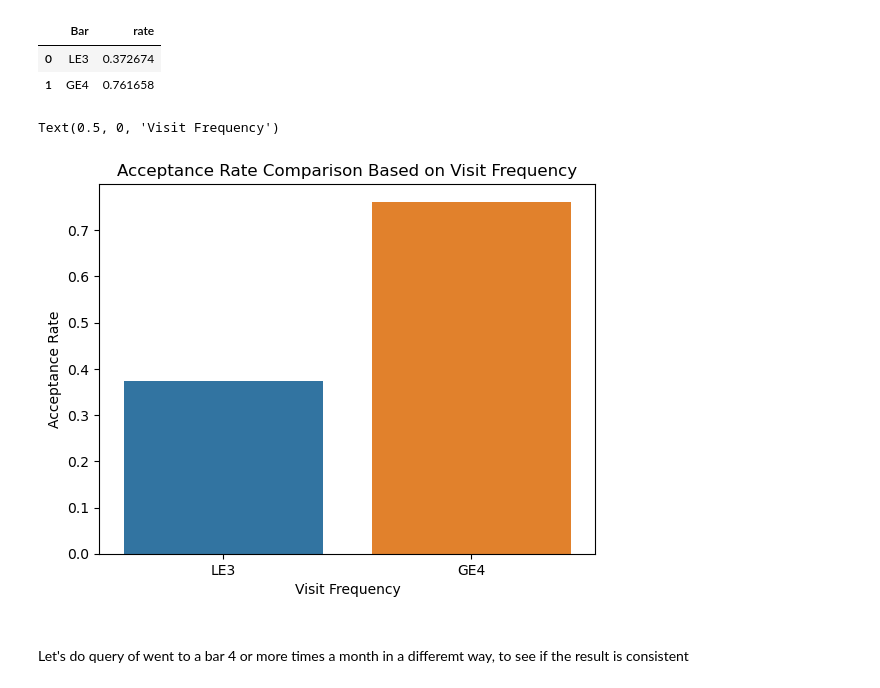
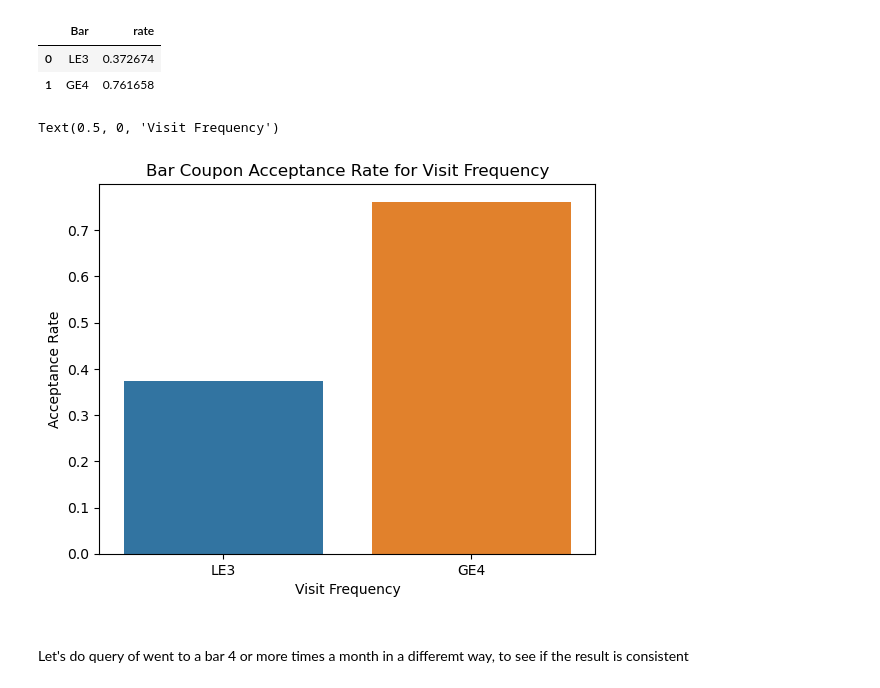
Before and after one commit to sgirem463/ML-AI-Driver-Coupons, a Jupyter notebook: driver_coupons.ipynb, the cells around one changed output. Cells and saved outputs as stored; diff of their text form; code cells hidden in the pictures.

Commit message:
add a couple more plots, do some formatting, add next steps

```diff
--- a/driver_coupons.ipynb
+++ b/driver_coupons.ipynb
@@ -640,12 +643,12 @@ dataBar34
 | 1 | GE4 | 0.761658 |
 # %%
 ax = sns.barplot(dataBar34, x = 'Bar', y = 'rate', hue = 'Bar')
-plt.title('Acceptance Rate Comparison Based on Visit Frequency')
+plt.title('Bar Coupon Acceptance Rate for Visit Frequency')
 ax.set_ylabel('Acceptance Rate')
 ax.set_xlabel('Visit Frequency')
 # %% [output]
 Text(0.5, 0, 'Visit Frequency')
-[figure, old version]
+[figure, new version]
 # %% [markdown]
 <br>
 
```
Also changed, not shown: parts of 34 cells of this notebook.
